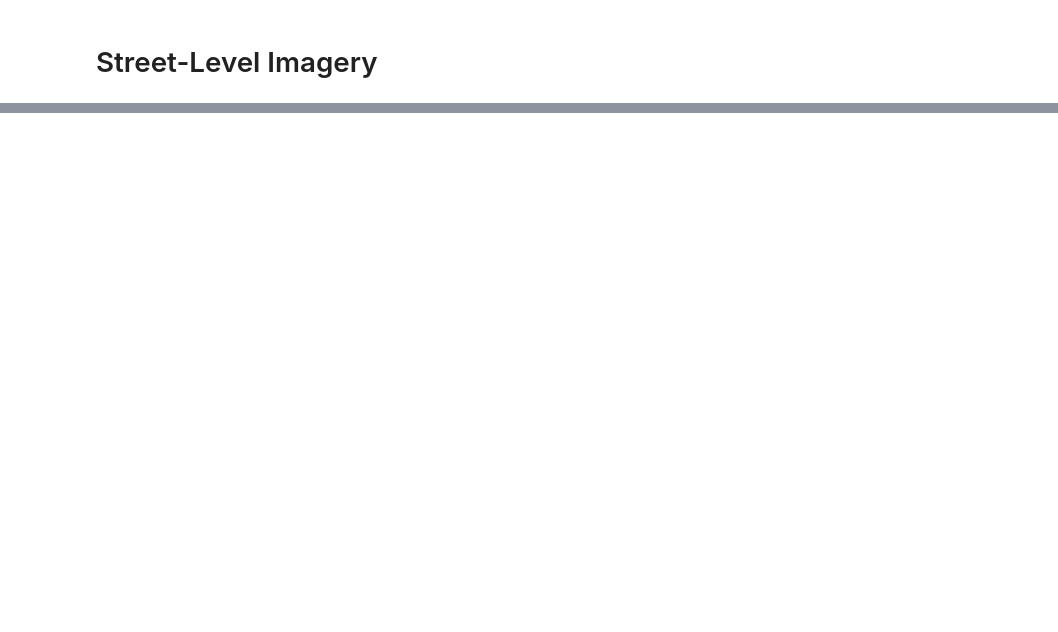
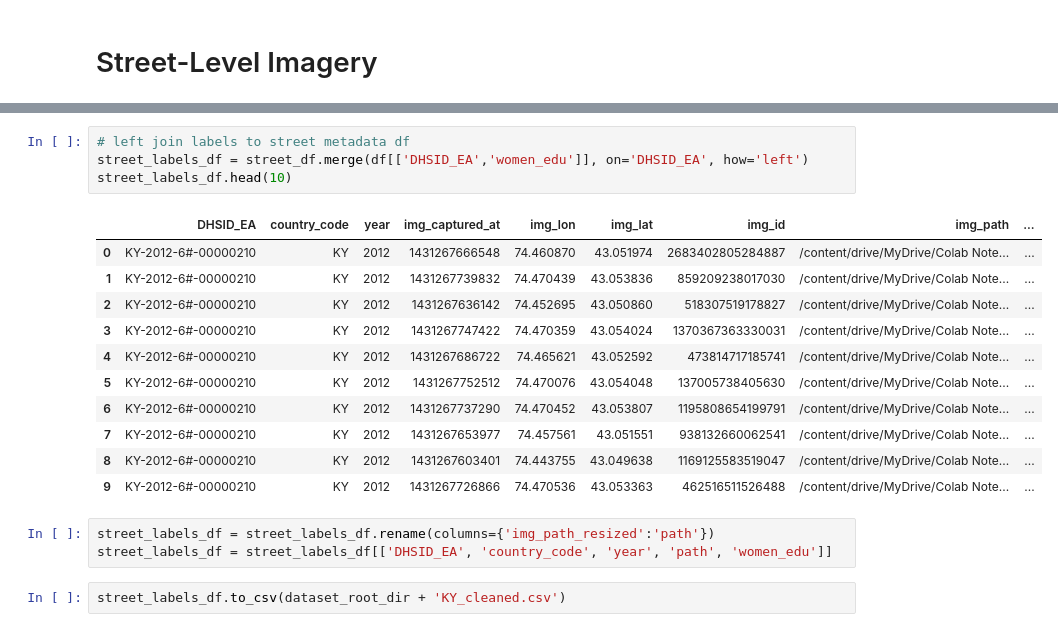
Before and after one commit to disaalda/cs230, a Jupyter notebook: womens_edu/data_preprocessing.ipynb, the cells around one changed output, grey strips where cells are left out. Cells and saved outputs as stored; diff of their text form; blank space fills up the shorter version.

```diff
--- a/womens_edu/data_preprocessing.ipynb
+++ b/womens_edu/data_preprocessing.ipynb
@@ -133,0 +153,21 @@ df_zm[label_cols].head()
+# %%
+# left join labels to street metadata df
+street_labels_df = street_df.merge(df[['DHSID_EA','women_edu']], on='DHSID_EA', how='left')
+street_labels_df.head(10)
+# %% [output]
+|  | DHSID_EA | country_code | year | img_captured_at | img_lon | img_lat | img_id | img_path | ... |
+| 0 | KY-2012-6#-00000210 | KY | 2012 | 1431267666548 | 74.460870 | 43.051974 | 2683402805284887 | /content/drive/MyDrive/Colab Note... | ... |
+| 1 | KY-2012-6#-00000210 | KY | 2012 | 1431267739832 | 74.470439 | 43.053836 | 859209238017030 | /content/drive/MyDrive/Colab Note... | ... |
+| 2 | KY-2012-6#-00000210 | KY | 2012 | 1431267636142 | 74.452695 | 43.050860 | 518307519178827 | /content/drive/MyDrive/Colab Note... | ... |
+| 3 | KY-2012-6#-00000210 | KY | 2012 | 1431267747422 | 74.470359 | 43.054024 | 1370367363330031 | /content/drive/MyDrive/Colab Note... | ... |
+| 4 | KY-2012-6#-00000210 | KY | 2012 | 1431267686722 | 74.465621 | 43.052592 | 473814717185741 | /content/drive/MyDrive/Colab Note... | ... |
+| 5 | KY-2012-6#-00000210 | KY | 2012 | 1431267752512 | 74.470076 | 43.054048 | 137005738405630 | /content/drive/MyDrive/Colab Note... | ... |
+| 6 | KY-2012-6#-00000210 | KY | 2012 | 1431267737290 | 74.470452 | 43.053807 | 1195808654199791 | /content/drive/MyDrive/Colab Note... | ... |
+| 7 | KY-2012-6#-00000210 | KY | 2012 | 1431267653977 | 74.457561 | 43.051551 | 938132660062541 | /content/drive/MyDrive/Colab Note... | ... |
+| 8 | KY-2012-6#-00000210 | KY | 2012 | 1431267603401 | 74.443755 | 43.049638 | 1169125583519047 | /content/drive/MyDrive/Colab Note... | ... |
+| 9 | KY-2012-6#-00000210 | KY | 2012 | 1431267726866 | 74.470536 | 43.053363 | 462516511526488 | /content/drive/MyDrive/Colab Note... | ... |
+# %%
+street_labels_df = street_labels_df.rename(columns={'img_path_resized':'path'})
+street_labels_df = street_labels_df[['DHSID_EA', 'country_code', 'year', 'path', 'women_edu']]
+# %%
+street_labels_df.to_csv(dataset_root_dir + 'KY_cleaned.csv')
```
Also changed, not shown: parts of 24 cells of this notebook, 1 other file.
